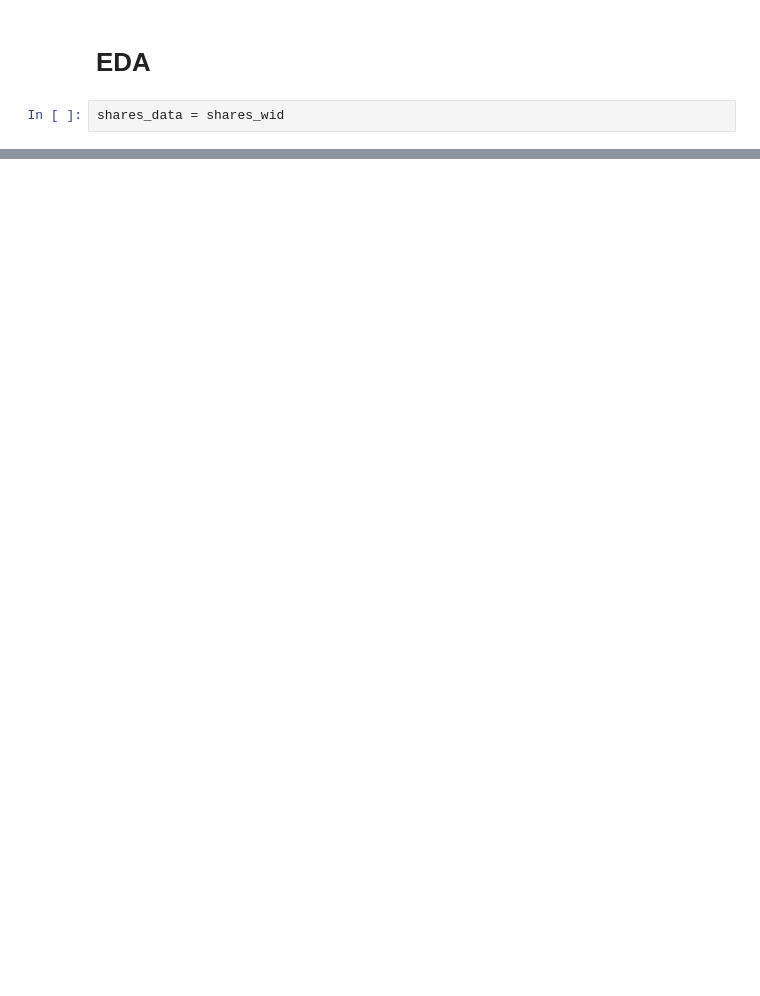
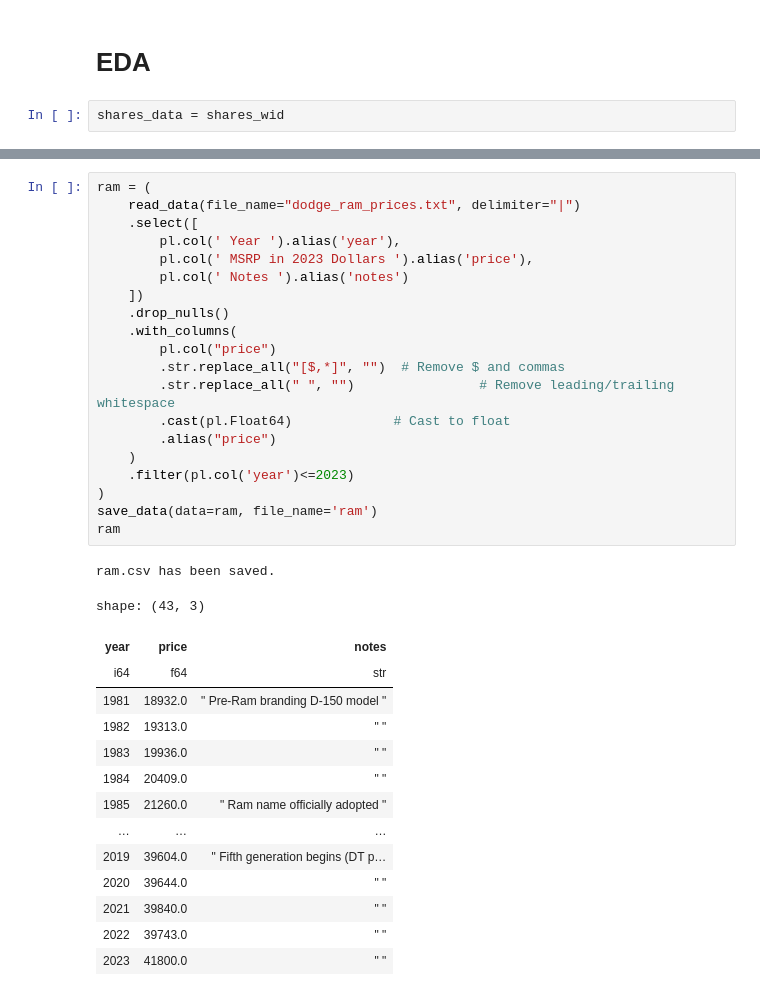
Before and after one commit to brendandoner-breathetransport/breathe, a Jupyter notebook: notebooks/pipeline_economy.ipynb, the cells around one changed output, grey strips where cells are left out. Saved outputs shown, nothing was run; the diff lists cells and outputs as text; blank space fills up the shorter version.

```diff
--- a/notebooks/pipeline_economy.ipynb
+++ b/notebooks/pipeline_economy.ipynb
@@ -474,0 +692,36 @@ plt.title("What is the multiple over time?", fontsize=28)
+# %%
+ram = (
+    read_data(file_name="dodge_ram_prices.txt", delimiter="|")
+    .select([
+        pl.col(' Year ').alias('year'),
+        pl.col(' MSRP in 2023 Dollars ').alias('price'),
+        pl.col(' Notes ').alias('notes')
+    ])
+    .drop_nulls()
+    .with_columns(
+        pl.col("price")
+        .str.replace_all("[$,*]", "")  # Remove $ and commas
+        .str.replace_all(" ", "")                # Remove leading/trailing whitespace
+        .cast(pl.Float64)             # Cast to float
+        .alias("price")
+    )
+    .filter(pl.col('year')<=2023)
+)
+save_data(data=ram, file_name='ram')
+ram
+# %% [output]
+ram.csv has been saved.
+shape: (43, 3)
+| year | price | notes |
+| i64 | f64 | str |
+| 1981 | 18932.0 | " Pre-Ram branding D-150 model " |
+| 1982 | 19313.0 | " " |
+| 1983 | 19936.0 | " " |
+| 1984 | 20409.0 | " " |
+| 1985 | 21260.0 | " Ram name officially adopted " |
+| … | … | … |
+| 2019 | 39604.0 | " Fifth generation begins (DT p… |
+| 2020 | 39644.0 | " " |
+| 2021 | 39840.0 | " " |
+| 2022 | 39743.0 | " " |
+| 2023 | 41800.0 | " " |
```
Also changed, not shown: parts of 23 cells of this notebook, 1 other file.
